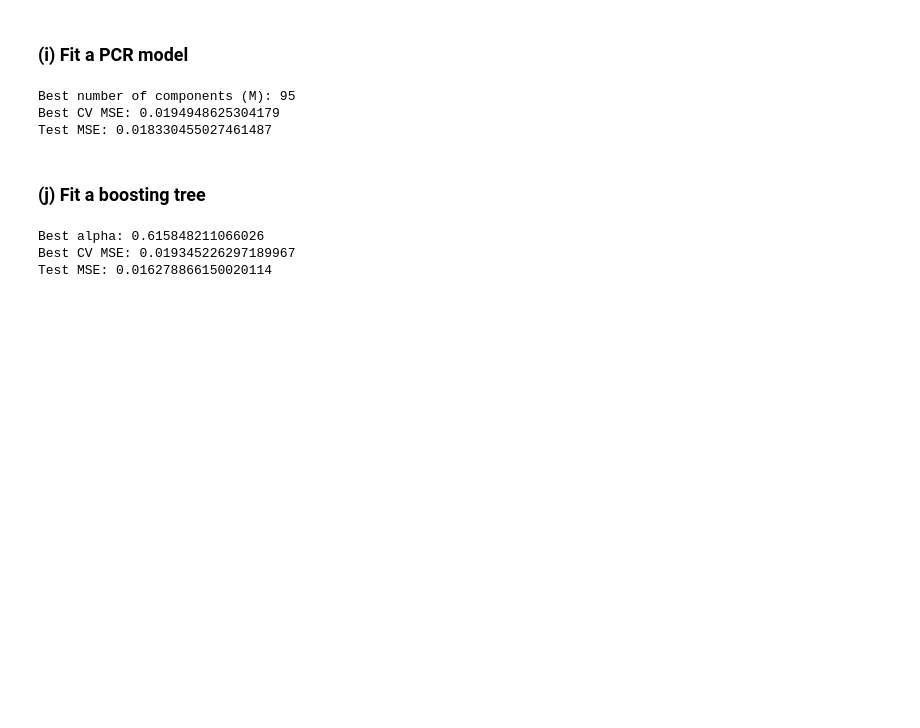
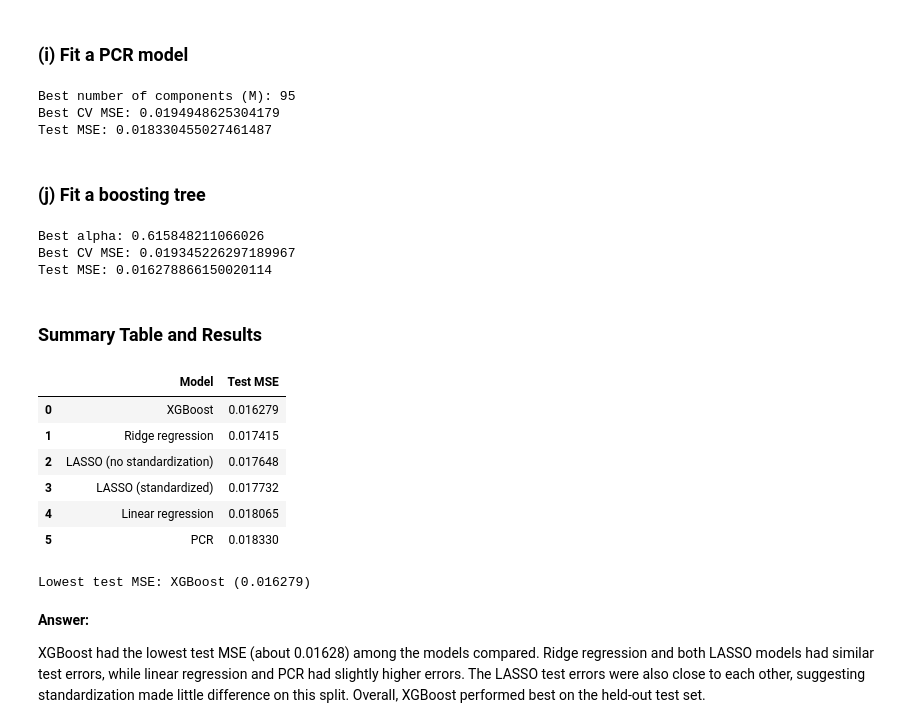
Before and after one commit to akeehan56/DSCI552, a Jupyter notebook: HW5/notebook/Keehan_Alyssa_HW5.ipynb, the cells around one changed output. Saved outputs shown, nothing was run; the diff lists cells and outputs as text; code cells hidden in the pictures; blank space fills up the shorter version.

```diff
--- a/HW5/notebook/Keehan_Alyssa_HW5.ipynb
+++ b/HW5/notebook/Keehan_Alyssa_HW5.ipynb
@@ -556,3 +556,46 @@ print("Test MSE:", xgb_test_mse)
 Best alpha: 0.615848211066026
 Best CV MSE: 0.019345226297189967
 Test MSE: 0.016278866150020114
+# %% [markdown]
+### Summary Table and Results
+# %%
+test_mse_results = pd.DataFrame({
+    "Model": [
+        "Linear regression",
+        "Ridge regression",
+        "LASSO (no standardization)",
+        "LASSO (standardized)",
+        "PCR",
+        "XGBoost",
+    ],
+    "Test MSE": [
+        test_mse,
+        ridge_test_mse,
+        lasso_raw_mse,
+        lasso_scaled_mse,
+        pcr_test_mse,
+        xgb_test_mse,
+    ],
+})
+
+test_mse_results = test_mse_results.sort_values("Test MSE").reset_index(drop=True)
+display(test_mse_results.round(6))
+
+best_model = test_mse_results.iloc[0]
+print(
+    f"Lowest test MSE: {best_model['Model']} "
+    f"({best_model['Test MSE']:.6f})"
+)
+# %% [output]
+|  | Model | Test MSE |
+| 0 | XGBoost | 0.016279 |
+| 1 | Ridge regression | 0.017415 |
+| 2 | LASSO (no standardization) | 0.017648 |
+| 3 | LASSO (standardized) | 0.017732 |
+| 4 | Linear regression | 0.018065 |
+| 5 | PCR | 0.018330 |
+Lowest test MSE: XGBoost (0.016279)
+# %% [markdown]
+**Answer:**
+
+XGBoost had the lowest test MSE (about 0.01628) among the models compared. Ridge regression and both LASSO models had similar test errors, while linear regression and PCR had slightly higher errors. The LASSO test errors were also close to each other, suggesting standardization made little difference on this split. Overall, XGBoost performed best on the held-out test set.
```
